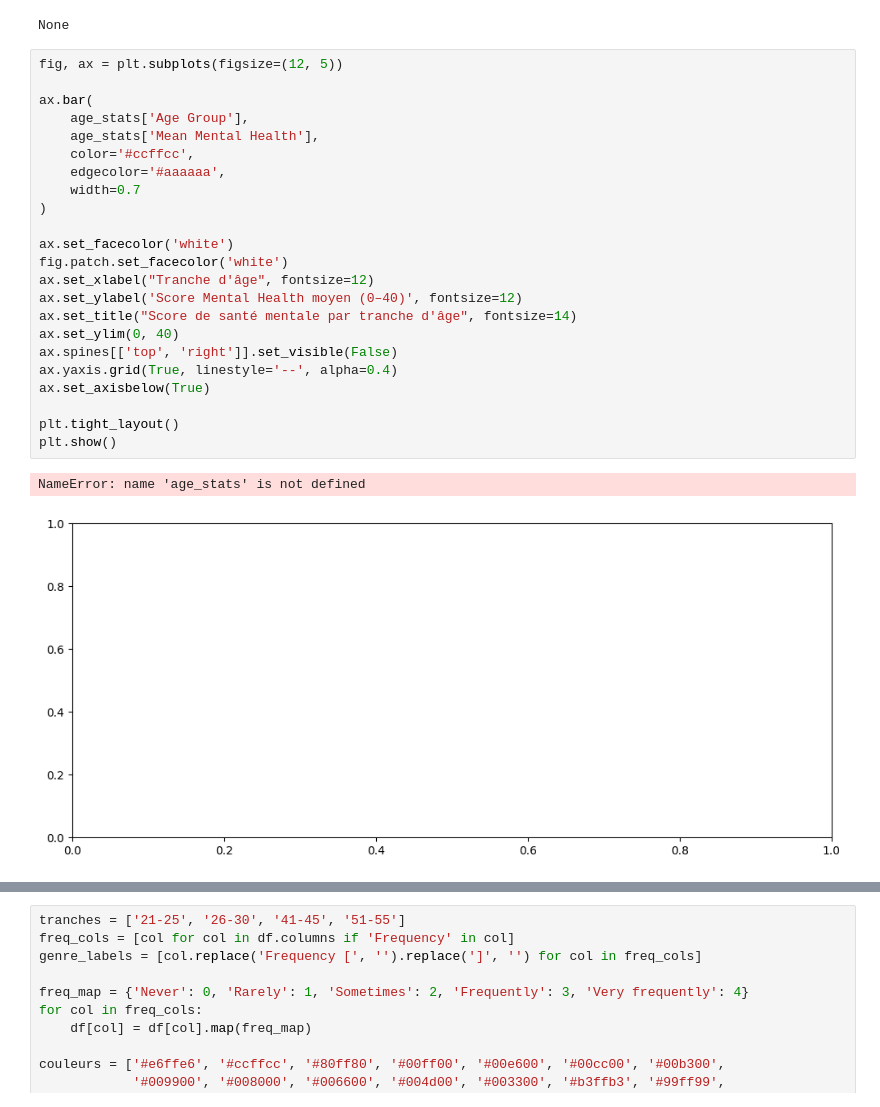
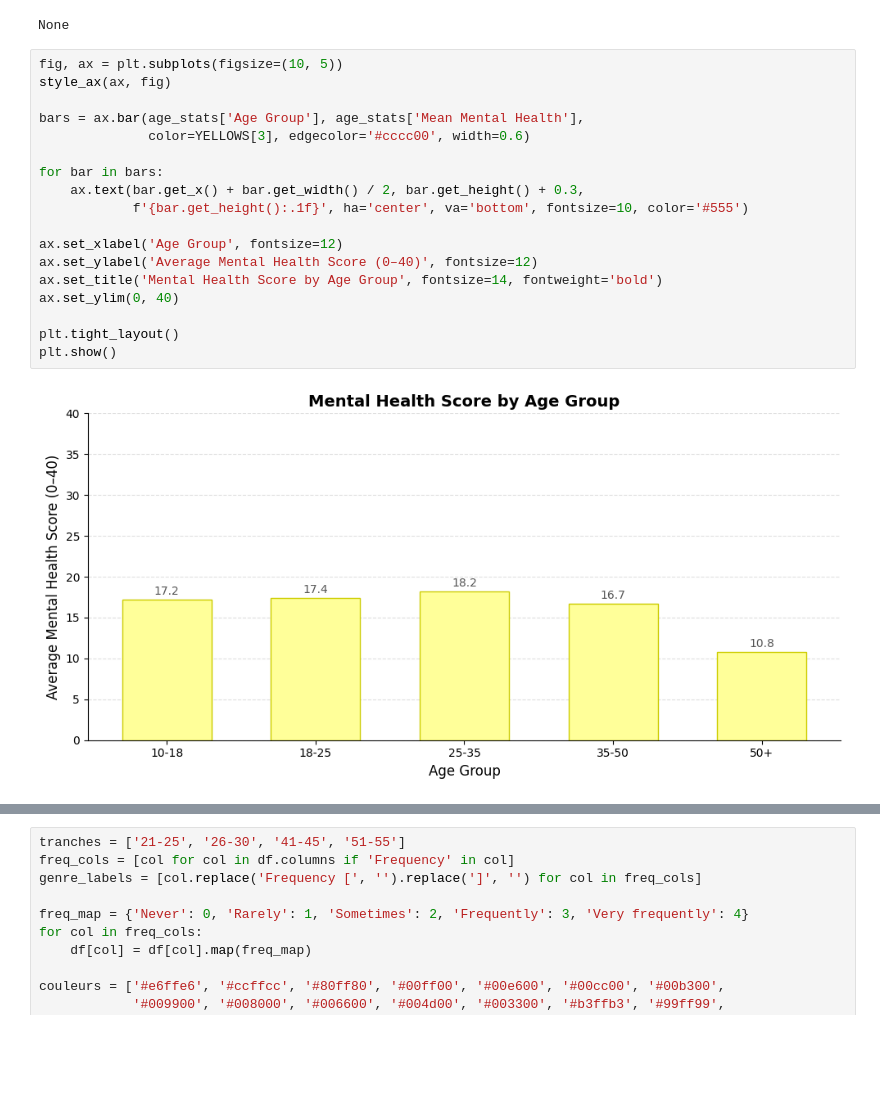
Before and after one commit to lrondal/I-am-hungry, a Jupyter notebook: project_dataVis_Letort_Rondal.ipynb, the cells around one changed output, grey strips where cells are left out. Drawn from its saved outputs; the diff is of its cells as text; blank space fills up the shorter version.

```diff
--- a/project_dataVis_Letort_Rondal.ipynb
+++ b/project_dataVis_Letort_Rondal.ipynb
@@ -139,29 +180,23 @@ dtypes: float64(8), int64(16), str(10)
 memory usage: 195.6 KB
 None
 # %%
-fig, ax = plt.subplots(figsize=(12, 5))
+fig, ax = plt.subplots(figsize=(10, 5))
+style_ax(ax, fig)
 
-ax.bar(
-    age_stats['Age Group'],
-    age_stats['Mean Mental Health'],
-    color='#ccffcc',
-    edgecolor='#aaaaaa',
-    width=0.7
-)
+bars = ax.bar(age_stats['Age Group'], age_stats['Mean Mental Health'],
+              color=YELLOWS[3], edgecolor='#cccc00', width=0.6)
 
-ax.set_facecolor('white')
-fig.patch.set_facecolor('white')
-ax.set_xlabel("Tranche d'âge", fontsize=12)
-ax.set_ylabel('Score Mental Health moyen (0–40)', fontsize=12)
-ax.set_title("Score de santé mentale par tranche d'âge", fontsize=14)
+for bar in bars:
+    ax.text(bar.get_x() + bar.get_width() / 2, bar.get_height() + 0.3,
+            f'{bar.get_height():.1f}', ha='center', va='bottom', fontsize=10, color='#555')
+
+ax.set_xlabel('Age Group', fontsize=12)
+ax.set_ylabel('Average Mental Health Score (0–40)', fontsize=12)
+ax.set_title('Mental Health Score by Age Group', fontsize=14, fontweight='bold')
 ax.set_ylim(0, 40)
-ax.spines[['top', 'right']].set_visible(False)
-ax.yaxis.grid(True, linestyle='--', alpha=0.4)
-ax.set_axisbelow(True)
 
 plt.tight_layout()
 plt.show()
 # %% [output]
-NameError: name 'age_stats' is not defined
-[figure, old version]
+[figure, new version]
 # %%
```
Also changed, not shown: parts of 9 cells of this notebook.
